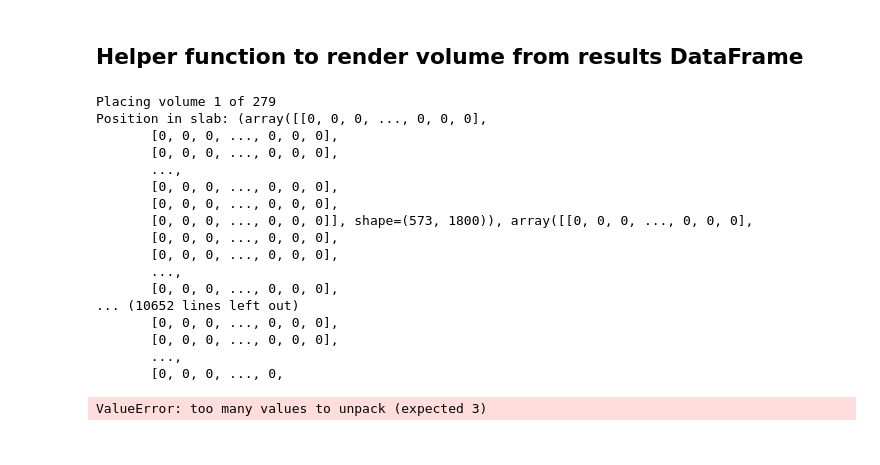
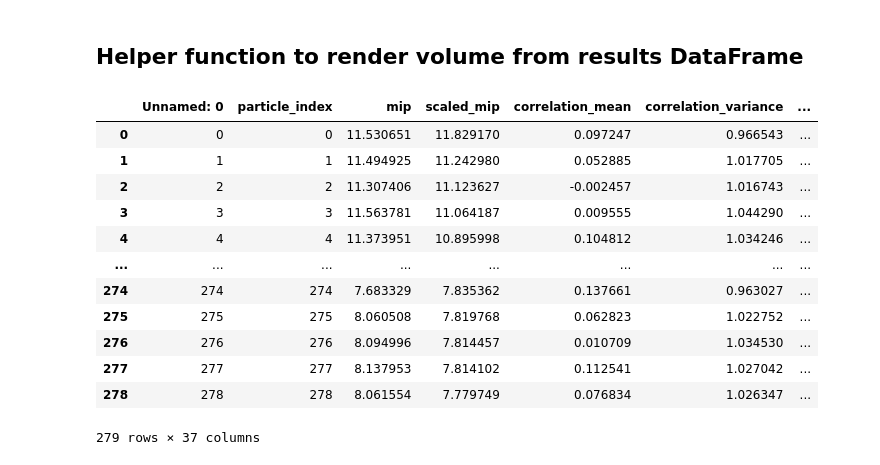
Before and after one commit to Lucaslab-Berkeley/Leopard-EM_manuscript, a Jupyter notebook: slab_visualization.ipynb, the cells around one changed output. Saved outputs shown, nothing was run; the diff lists cells and outputs as text; code cells hidden in the pictures.

```diff
--- a/slab_visualization.ipynb
+++ b/slab_visualization.ipynb
@@ -207,22 +204,27 @@ def construct_slab_from_results(
     for i, row in results.iterrows():
         print(f"Placing volume {i + 1} of {len(results)}")
         # Get full image position and convert to slab coordinates
-        position = np.ndarray(
-            [
-                int(row["pos_x_img_angstrom"]),
-                int(row["pos_y_img_angstrom"]),
-                int(row["relative_defocus"] + slab_thickness / 2),
-            ]
-        )
+
+        # print(f"Row {i}: {row}")
+        # print((row["pos_x_img_angstrom"], row["pos_y_img_angstrom"], row["relative_defocus"] + slab_thickness / 2))
+
+        position = [
+            row["pos_x"] * image_pixel_size,
+            row["pos_y"] * image_pixel_size,
+            float(row["relative_defocus"]) + slab_thickness / 2,  # Centered in the slab
+            # 0.0,  # Placeholder for z position, will be set later
+        ]
+        position = np.array(position)
         position = np.round(position / slab_pixel_size).astype(int)
-        position = tuple(position)
-        print(f"Position in slab: {position}")
+        position = tuple(position.tolist())
 
         orientation = [row["phi"], row["theta"], row["psi"]]
 
         # Convert 'ZYZ' Euler angles into 'xyz' rotation angles
         rot = Rotation.from_euler("ZYZ", orientation, degrees=True)
         rot_x, rot_y, rot_z = rot.as_euler("xyz", degrees=True)
+
+        # print(f"Position: {position}, Rotations: {rot_x}, {rot_y}, {rot_z}")
 
         slab = place_into_larger_volume(
             small_volume=volume,
@@ -234,34 +236,20 @@ def construct_slab_from_results(
         )
 
     return slab
-
-
-df = pd.read_csv("/Users/mgiammar/Downloads/large_image_test_results.csv")
-
-slab = construct_slab_from_results(
-    volume=volume_downsampled.numpy(),
-    results=df,  # Assuming df is a DataFrame with the required columns
-    image_shape=(4096, 4096),  # Shape of the original image
-    image_pixel_size=original_pixel_size,  # Original pixel size in Angstroms
-    slab_pixel_size=new_pixel_size,  # New pixel size in Angstroms
-    slab_thickness=2400.0,  # Thickness of the slab in Angstroms
-)
-# %% [output]
-Placing volume 1 of 279
-Position in slab: (array([[0, 0, 0, ..., 0, 0, 0],
-       [0, 0, 0, ..., 0, 0, 0],
-       [0, 0, 0, ..., 0, 0, 0],
-       ...,
-       [0, 0, 0, ..., 0, 0, 0],
-       [0, 0, 0, ..., 0, 0, 0],
-       [0, 0, 0, ..., 0, 0, 0]], shape=(573, 1800)), array([[0, 0, 0, ..., 0, 0, 0],
-       [0, 0, 0, ..., 0, 0, 0],
-       [0, 0, 0, ..., 0, 0, 0],
-       ...,
-       [0, 0, 0, ..., 0, 0, 0],
-... (10652 lines left out)
-       [0, 0, 0, ..., 0, 0, 0],
-       [0, 0, 0, ..., 0, 0, 0],
-       ...,
-       [0, 0, 0, ..., 0,
-ValueError: too many values to unpack (expected 3)
+# %%
+df = pd.read_csv("/Users/mgiammar/Downloads/large_image_test_results.csv")
+df
+# %% [output]
+|  | Unnamed: 0 | particle_index | mip | scaled_mip | correlation_mean | correlation_variance | ... |
+| 0 | 0 | 0 | 11.530651 | 11.829170 | 0.097247 | 0.966543 | ... |
+| 1 | 1 | 1 | 11.494925 | 11.242980 | 0.052885 | 1.017705 | ... |
+| 2 | 2 | 2 | 11.307406 | 11.123627 | -0.002457 | 1.016743 | ... |
+| 3 | 3 | 3 | 11.563781 | 11.064187 | 0.009555 | 1.044290 | ... |
+| 4 | 4 | 4 | 11.373951 | 10.895998 | 0.104812 | 1.034246 | ... |
+| ... | ... | ... | ... | ... | ... | ... | ... |
+| 274 | 274 | 274 | 7.683329 | 7.835362 | 0.137661 | 0.963027 | ... |
+| 275 | 275 | 275 | 8.060508 | 7.819768 | 0.062823 | 1.022752 | ... |
+| 276 | 276 | 276 | 8.094996 | 7.814457 | 0.010709 | 1.034530 | ... |
+| 277 | 277 | 277 | 8.137953 | 7.814102 | 0.112541 | 1.027042 | ... |
+| 278 | 278 | 278 | 8.061554 | 7.779749 | 0.076834 | 1.026347 | ... |
+279 rows × 37 columns
```
Also changed, not shown: parts of 3 cells of this notebook.
